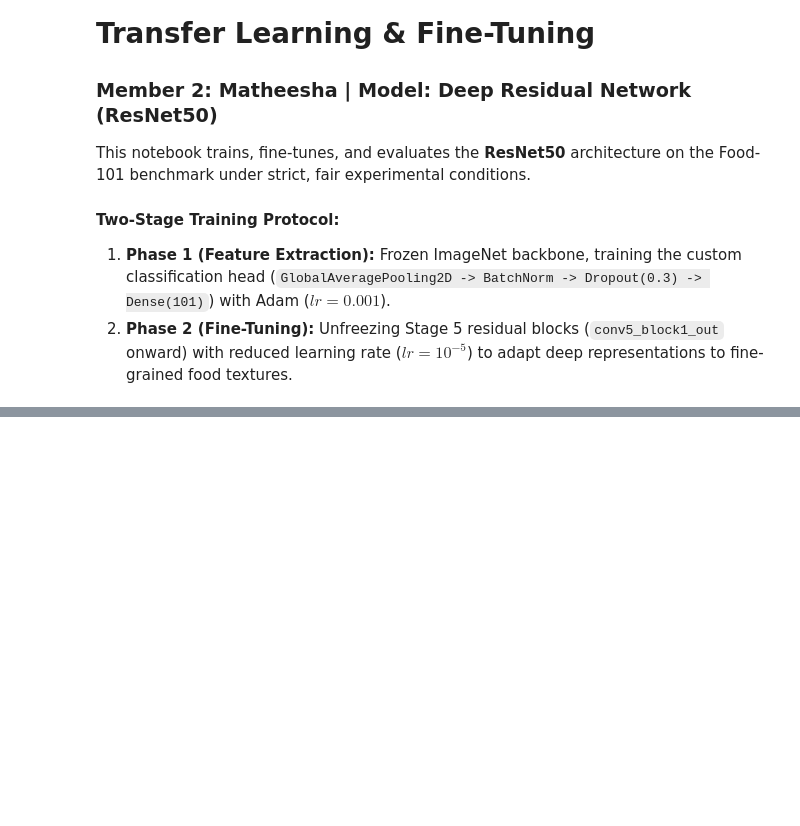
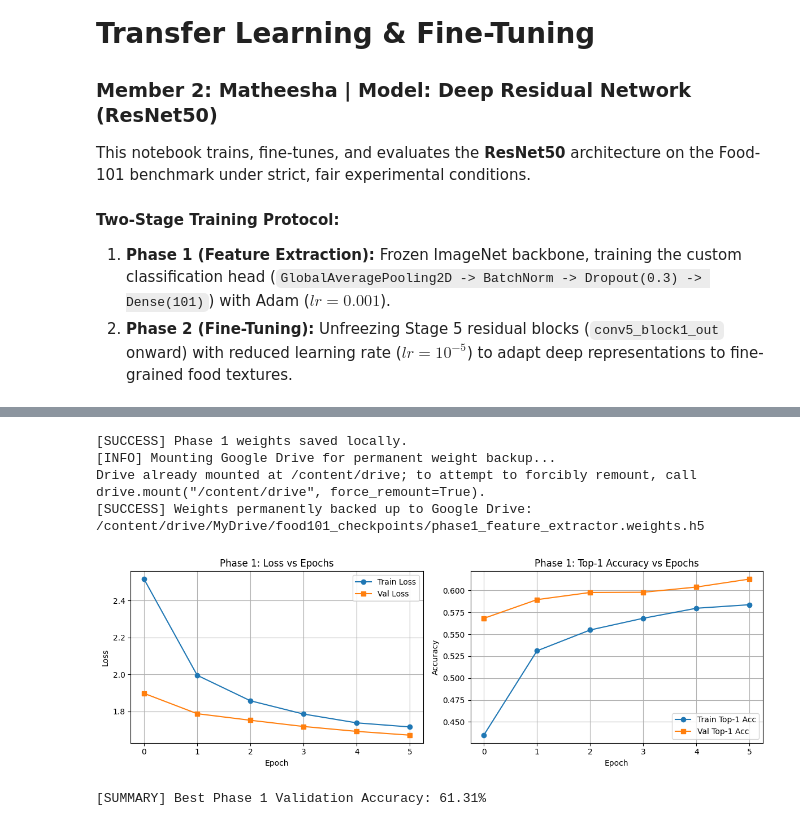
Before and after one commit to niRmana11/food-classification-deep-learning, a Jupyter notebook: notebooks/04_resnet50.ipynb, the cells around one changed output, grey strips where cells are left out. Saved outputs shown, nothing was run; the diff lists cells and outputs as text; code cells hidden in the pictures; blank space fills up the shorter version.

Commit message:
feat: complete phase 1 feature extraction with balanced shuffled dataset

```diff
--- a/notebooks/04_resnet50.ipynb
+++ b/notebooks/04_resnet50.ipynb
@@ -148,3 +163,56 @@ history_phase1 = model.fit(
+# %%
+# 1. Save weights locally on Colab runtime
+model.save_weights("results/resnet50/phase1_feature_extractor.weights.h5")
+print("[SUCCESS] Phase 1 weights saved locally.")
+
+# 2. Mount your permanent Google Drive and copy the weights there
+import shutil
+from google.colab import drive
+
+print("[INFO] Mounting Google Drive for permanent weight backup...")
+drive.mount('/content/drive')
+
+GDRIVE_DIR = "/content/drive/MyDrive/food101_checkpoints"
+os.makedirs(GDRIVE_DIR, exist_ok=True)
+shutil.copy("results/resnet50/phase1_feature_extractor.weights.h5", GDRIVE_DIR)
+print(f"[SUCCESS] Weights permanently backed up to Google Drive: {GDRIVE_DIR}/phase1_feature_extractor.weights.h5")
+
+# 3. Plot and save Phase 1 Training & Validation Metrics
+import matplotlib.pyplot as plt
+
+plt.figure(figsize=(12, 4))
+plt.subplot(1, 2, 1)
+plt.plot(history_phase1.history['loss'], label='Train Loss', marker='o')
+plt.plot(history_phase1.history['val_loss'], label='Val Loss', marker='s')
+plt.title('Phase 1: Loss vs Epochs')
+plt.xlabel('Epoch')
+plt.ylabel('Loss')
+plt.legend()
+plt.grid(True)
+
+plt.subplot(1, 2, 2)
+plt.plot(history_phase1.history['accuracy'], label='Train Top-1 Acc', marker='o')
+plt.plot(history_phase1.history['val_accuracy'], label='Val Top-1 Acc', marker='s')
+plt.title('Phase 1: Top-1 Accuracy vs Epochs')
+plt.xlabel('Epoch')
+plt.ylabel('Accuracy')
+plt.legend()
+plt.grid(True)
+
+plt.tight_layout()
+plt.savefig("results/resnet50/phase1_training_curves.png", dpi=300)
+plt.show()
+
+# Print best validation performance
+best_val_acc = max(history_phase1.history['val_accuracy'])
+print(f"\n[SUMMARY] Best Phase 1 Validation Accuracy: {best_val_acc * 100:.2f}%")
+# %% [output]
+[SUCCESS] Phase 1 weights saved locally.
+[INFO] Mounting Google Drive for permanent weight backup...
+Drive already mounted at /content/drive; to attempt to forcibly remount, call drive.mount("/content/drive", force_remount=True).
+[SUCCESS] Weights permanently backed up to Google Drive: /content/drive/MyDrive/food101_checkpoints/phase1_feature_extractor.weights.h5
+[figure, added]
+[SUMMARY] Best Phase 1 Validation Accuracy: 61.31%
 # %%
 # Cell 6: Phase 2 Fine-Tuning (Unfreezing Stage 5 Residual Blocks)
 from src.models.resnet50 import unfreeze_resnet50_for_finetuning, compile_resnet50_model
```
Also changed, not shown: parts of 5 cells of this notebook.
